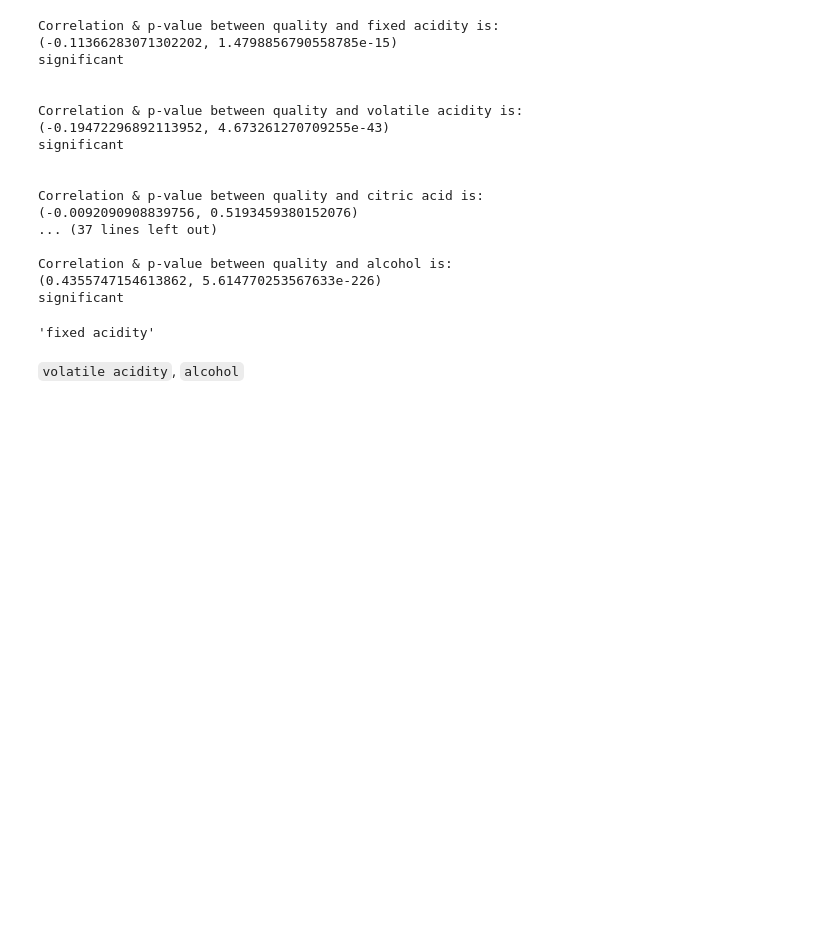
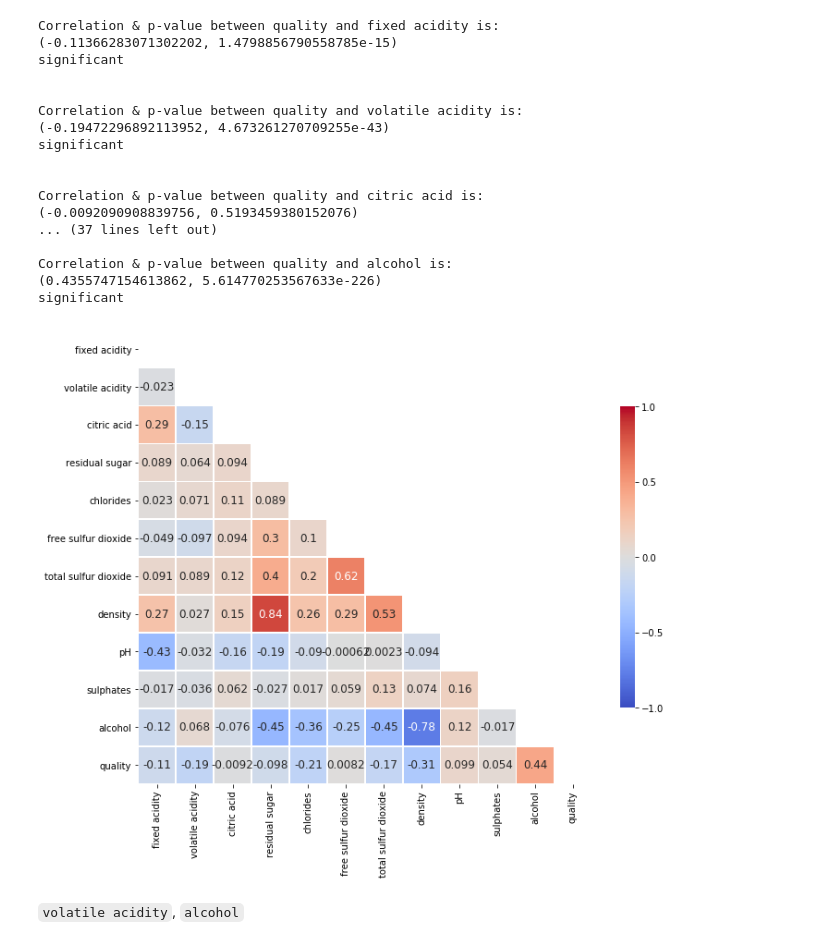
Before and after one commit to utomoreza/WhiteWineQuality_LR, a Jupyter notebook: main.ipynb, the cells around one changed output. Drawn from its saved outputs; the diff is of its cells as text; code cells hidden in the pictures; blank space fills up the shorter version.

```diff
--- a/main.ipynb
+++ b/main.ipynb
@@ -247,38 +277,36 @@ Correlation & p-value between quality and citric acid is:
 Correlation & p-value between quality and alcohol is:
 (0.4355747154613862, 5.614770253567633e-226)
 significant
-# %%
-whiteDF.columns[0]
-# %% [output]
-'fixed acidity'
 # %%
-df_corr = redDF.corr()
+df_corr = whiteDF.corr()
 
 # df_dummy = pd.get_dummies(redDF.htype)
 # df = pd.concat([redDF, df_dummy], axis = 1)
 
 mask = np.zeros_like(df_corr, dtype=np.bool)
 mask[np.triu_indices_from(mask)] = True
 
 f, ax = plt.subplots(figsize=(11, 15))
 
 heatmap = sns.heatmap(df_corr,
                       mask = mask,
                       square = True,
                       linewidths = .5,
                       cmap = "coolwarm",
                       cbar_kws = {'shrink': .4,
                                 "ticks" : [-1, -.5, 0, 0.5, 1]},
                       vmin = -1,
                       vmax = 1,
                       annot = True,
                       annot_kws = {"size": 12})
 
 #add the column names as labels
 ax.set_yticklabels(df_corr.columns, rotation = 0)
 ax.set_xticklabels(df_corr.columns)
 
 sns.set_style({'xtick.bottom': True}, {'ytick.left': True})
+# %% [output]
+[figure, added]
 # %% [markdown]
 `volatile acidity`, `alcohol`
 # %%
```
Also changed, not shown: parts of 2 cells of this notebook.
